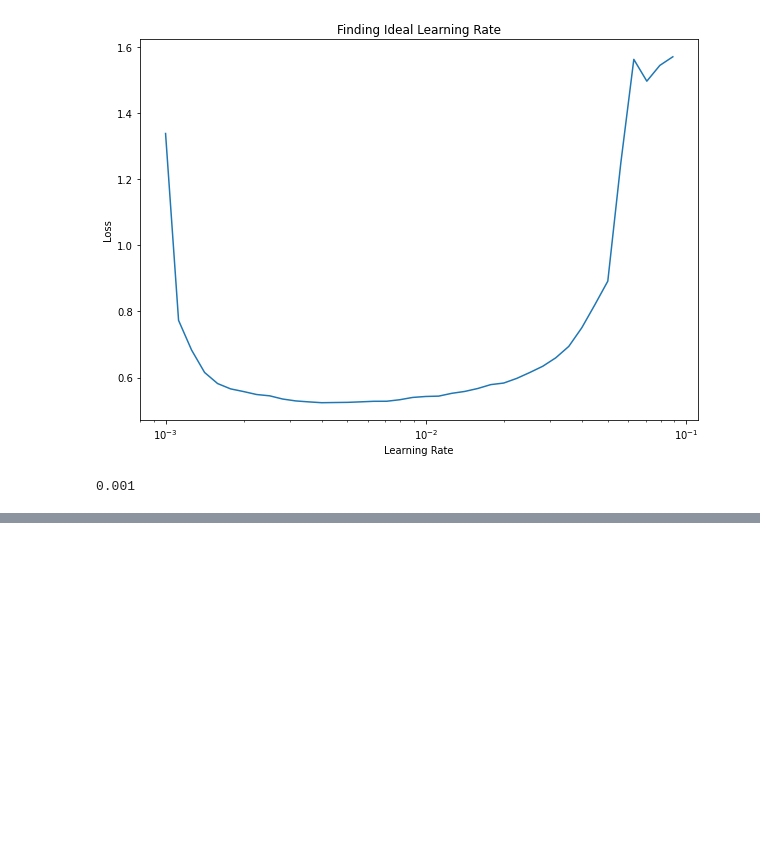
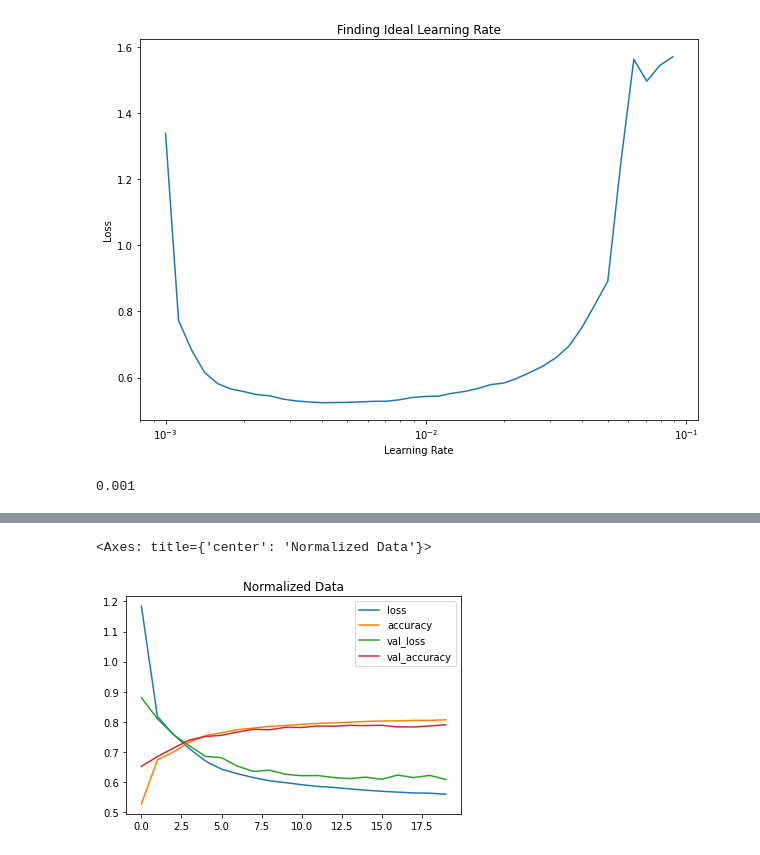
Before and after one commit to Kaushal-Top5699/classification_NN_tensorflow, a Jupyter notebook: classification_NN_tensorflow.ipynb, the cells around one changed output, grey strips where cells are left out. Cells and saved outputs as stored; diff of their text form; code cells hidden in the pictures; blank space fills up the shorter version.

```diff
--- a/classification_NN_tensorflow.ipynb
+++ b/classification_NN_tensorflow.ipynb
@@ -1181,3 +1163,19 @@ Text(0.5, 1.0, 'Finding Ideal Learning Rate')
 10**-3
 # %% [output]
 0.001
+# %%
+# Lets rebuild our model with this ideal learning rate.
+tf.random.set_seed(42)
+
+model_13 = tf.keras.Sequential([
+    tf.keras.layers.Flatten(input_shape = (28, 28)),
+    tf.keras.layers.Dense(4, activation = "relu"),
+    tf.keras.layers.Dense(4, activation = "relu"),
+    tf.keras.layers.Dense(10, activation = "softmax")
+])
+
+model_13.compile(loss = tf.keras.losses.SparseCategoricalCrossentropy(),
+                 optimizer = tf.keras.optimizers.Adam(learning_rate = 0.001),
+                 metrics = ["accuracy"])
+# %%
+history_13 = model_13.fit(train_data_norm, train_labels, epochs = 20, validation_data = (test_data_norm, test_labels))
@@ -1183,0 +1200,5 @@ Text(0.5, 1.0, 'Finding Ideal Learning Rate')
+# %%
+pd.DataFrame(history_13.history).plot(title = "Normalized Data")
+# %% [output]
+<Axes: title={'center': 'Normalized Data'}>
+[figure, added]
```
Also changed, not shown: parts of 9 cells of this notebook.
